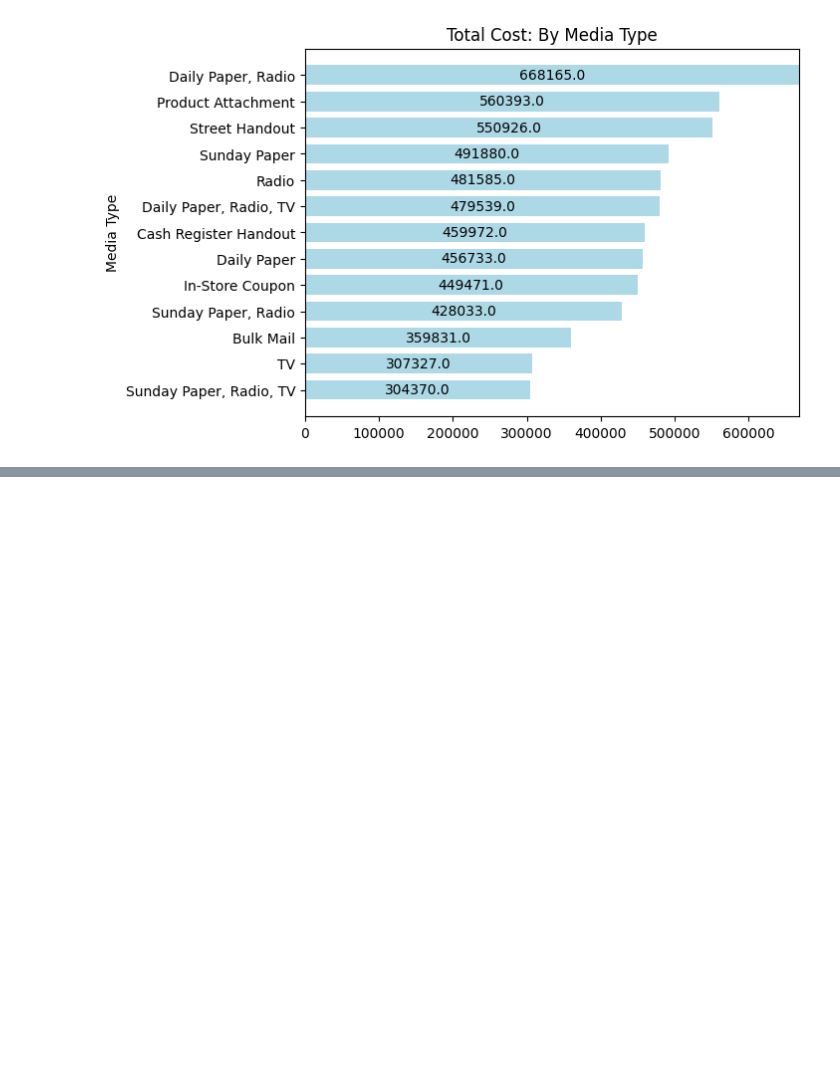
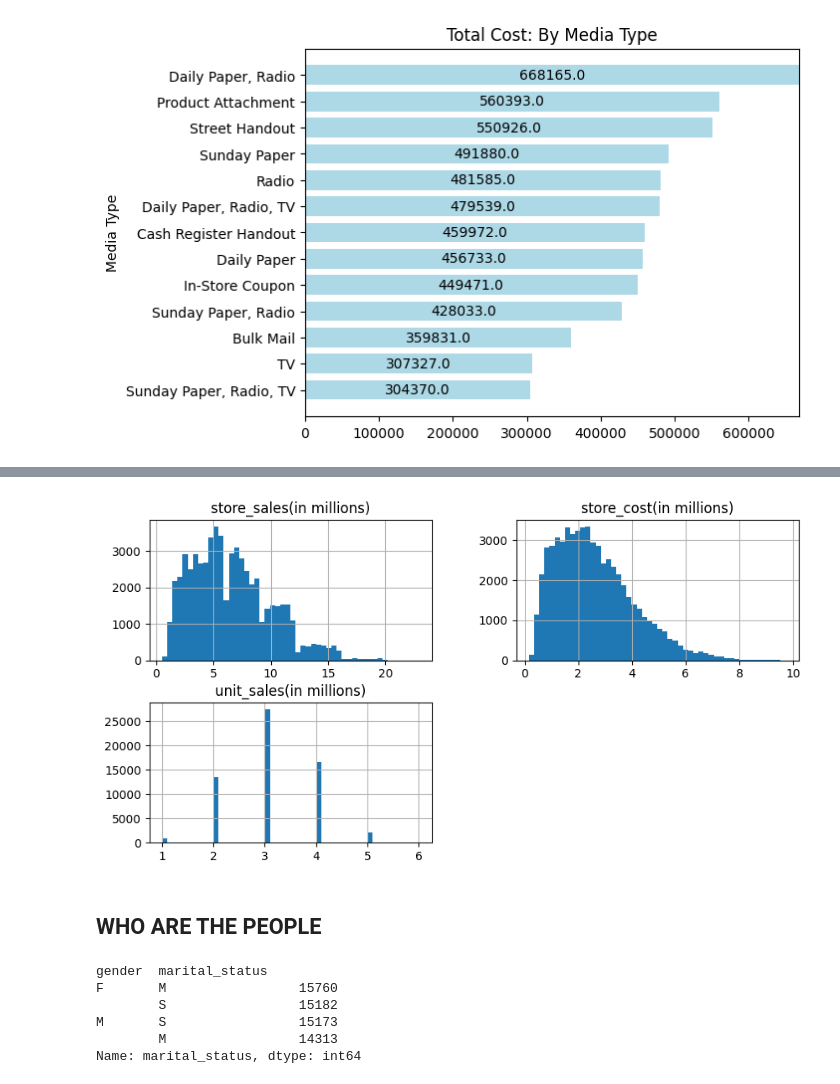
Before and after one commit to AgileDataScientist/python-data-analyses, a Jupyter notebook: cfm-eda-notebook.ipynb, the cells around one changed output, grey strips where cells are left out. Cells and saved outputs as stored; diff of their text form; code cells hidden in the pictures; blank space fills up the shorter version.

Commit message:
People EDA added

```diff
--- a/cfm-eda-notebook.ipynb
+++ b/cfm-eda-notebook.ipynb
@@ -138,0 +154,5 @@ plt.show()
+# %%
+# Examine all the money columns (in millions)
+money_cols = ['store_sales(in millions)', 'store_cost(in millions)', 'unit_sales(in millions)']
+money_df = cost[money_cols]
+money_df.describe()
@@ -138,0 +169,6 @@ plt.show()
+# %%
+money_df.hist(bins=50, figsize=(10, 5));
+# %% [output]
+[figure, added]
+# %% [markdown]
+## WHO ARE THE PEOPLE
@@ -138,0 +183,9 @@ plt.show()
+# %%
+people_df.groupby(['gender'])['marital_status'].value_counts(dropna=False)
+# %% [output]
+gender  marital_status
+F       M                 15760
+        S                 15182
+M       S                 15173
+        M                 14313
+Name: marital_status, dtype: int64
```
Also changed, not shown: parts of 3 cells of this notebook.
